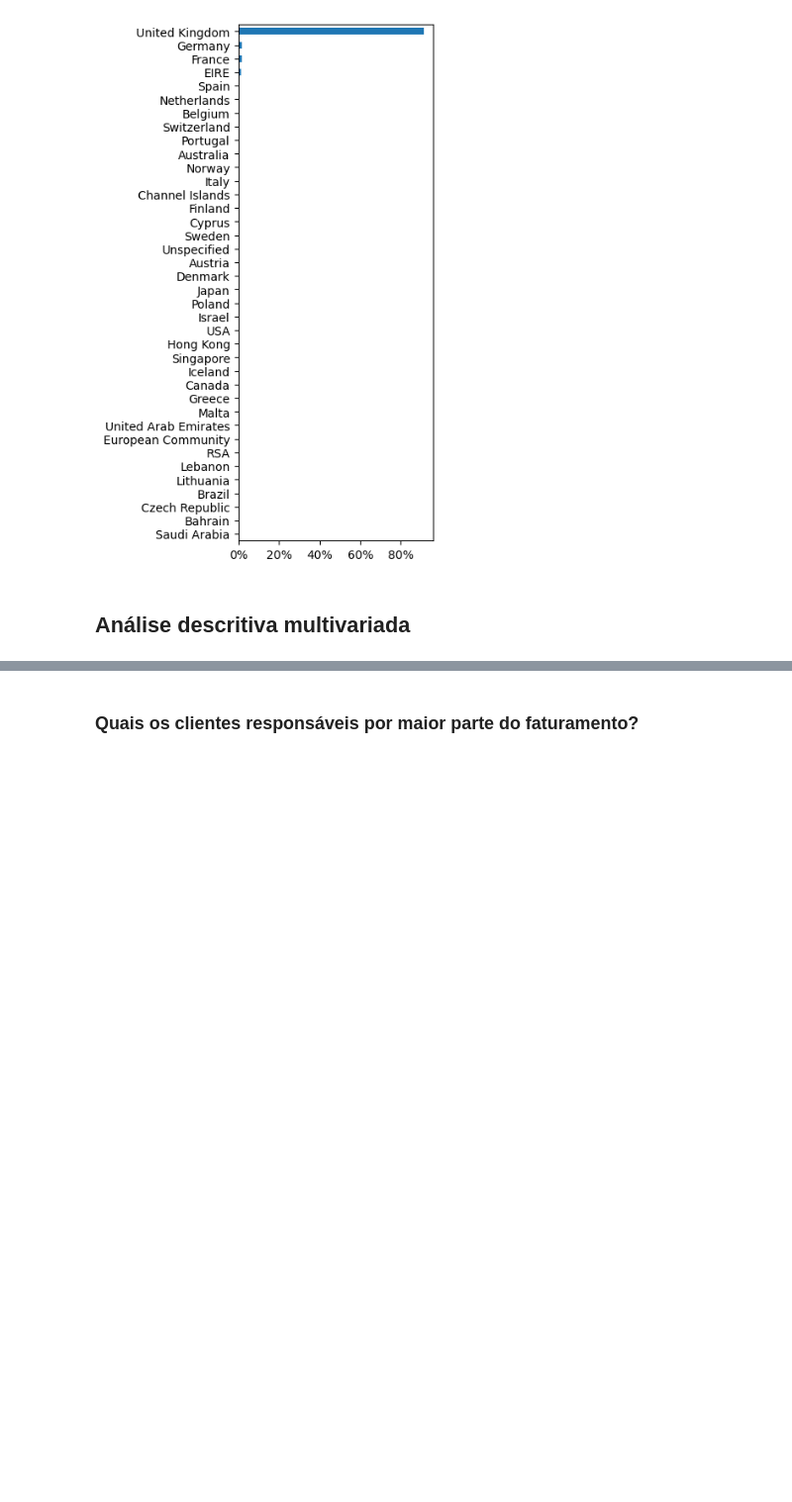
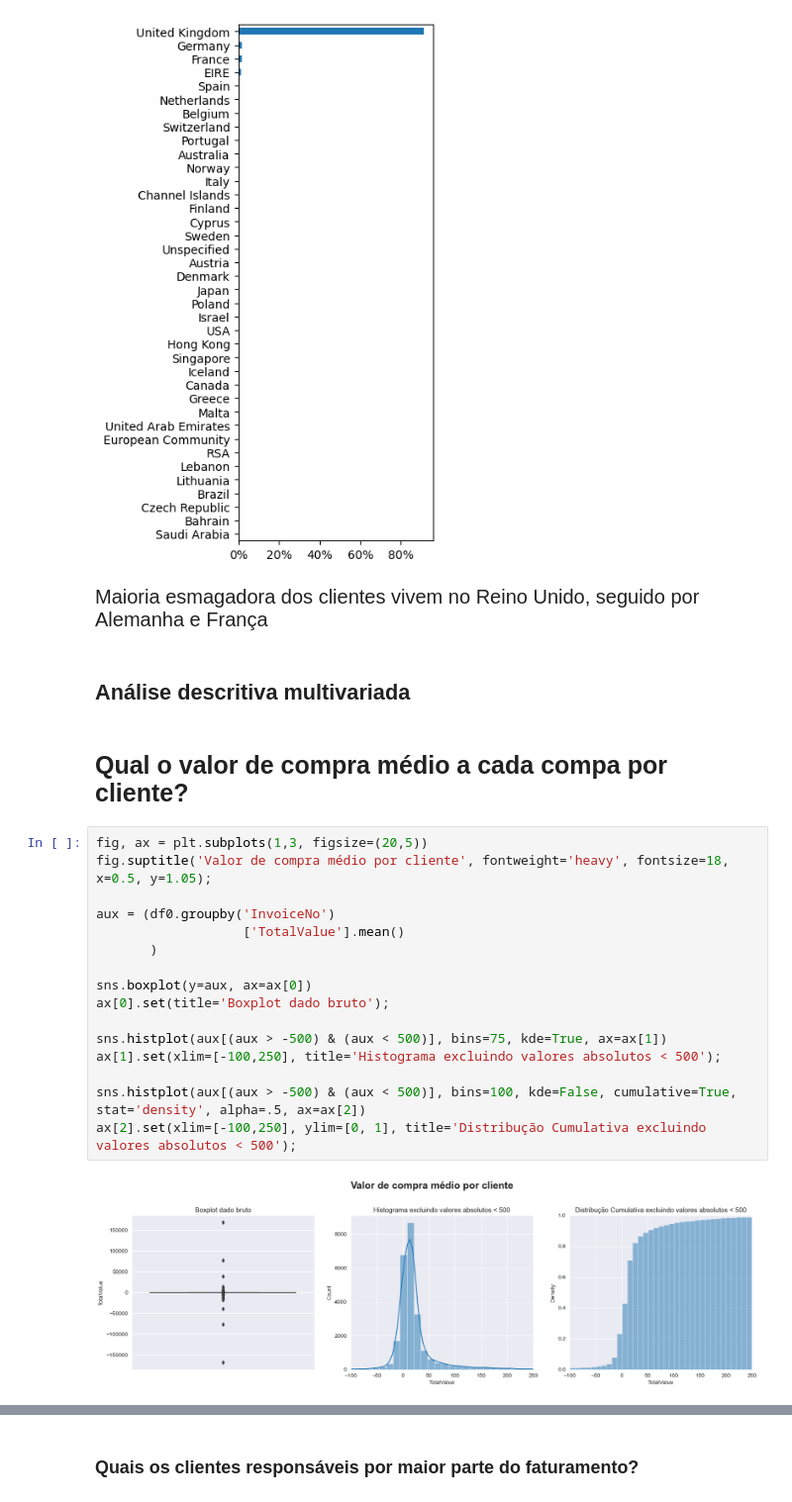
Before and after one commit to joaov-alves/project_customer_clustering, a Jupyter notebook: notebooks/notebook.ipynb, the cells around one changed output, grey strips where cells are left out. Shown: that part at 99% size. Cells and saved outputs as stored; diff of their text form; blank space fills up the shorter version.

```diff
--- a/notebooks/notebook.ipynb
+++ b/notebooks/notebook.ipynb
@@ -364,5 +337,27 @@ ax = df0.Country.value_counts(normalize=True, ascending=True).plot(kind='barh');
 ax.xaxis.set_major_formatter(FuncFormatter(lambda y, _: f'{y:.0%}'))
 # %% [output]
 [figure]
+# %% [markdown]
+<span style="font-size:20px;">Maioria esmagadora dos clientes vivem no Reino Unido, seguido por Alemanha e França<span>
 # %% [markdown]
 ## Análise descritiva multivariada
+# %% [markdown]
+### <span style="font-size:25px;"> Qual o valor de compra médio a cada compa por cliente?<span>
+# %%
+fig, ax = plt.subplots(1,3, figsize=(20,5))
+fig.suptitle('Valor de compra médio por cliente', fontweight='heavy', fontsize=18, x=0.5, y=1.05);
+
+aux = (df0.groupby('InvoiceNo')
+                   ['TotalValue'].mean()
+       )
+
+sns.boxplot(y=aux, ax=ax[0])
+ax[0].set(title='Boxplot dado bruto');
+
+sns.histplot(aux[(aux > -500) & (aux < 500)], bins=75, kde=True, ax=ax[1])
+ax[1].set(xlim=[-100,250], title='Histograma excluindo valores absolutos < 500');
+
+sns.histplot(aux[(aux > -500) & (aux < 500)], bins=100, kde=False, cumulative=True, stat='density', alpha=.5, ax=ax[2])
+ax[2].set(xlim=[-100,250], ylim=[0, 1], title='Distribução Cumulativa excluindo valores absolutos < 500');
+# %% [output]
+[figure, added]
```
Also changed, not shown: parts of 37 cells of this notebook, 1 other file.
